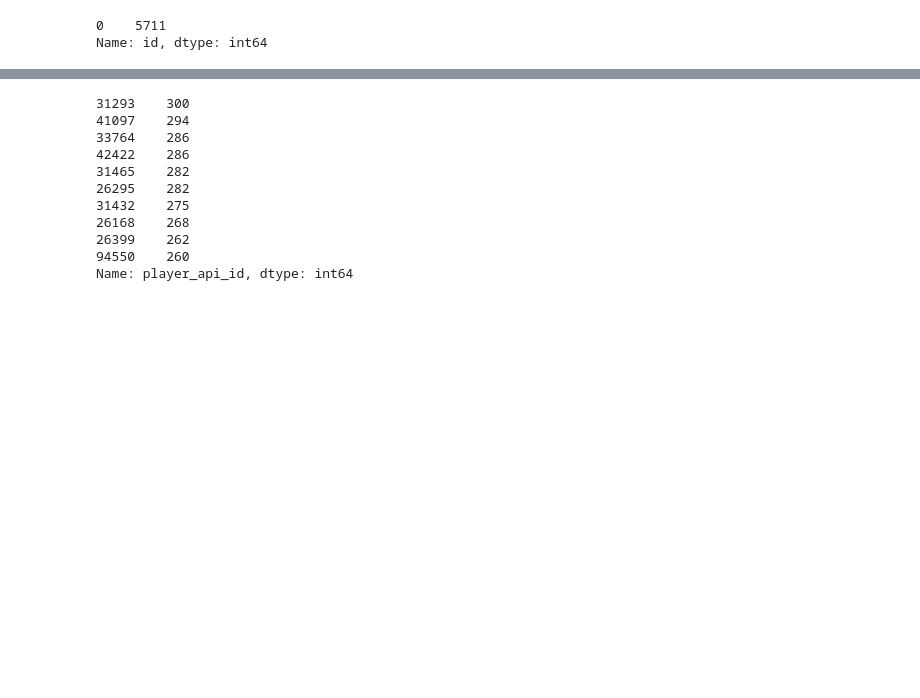
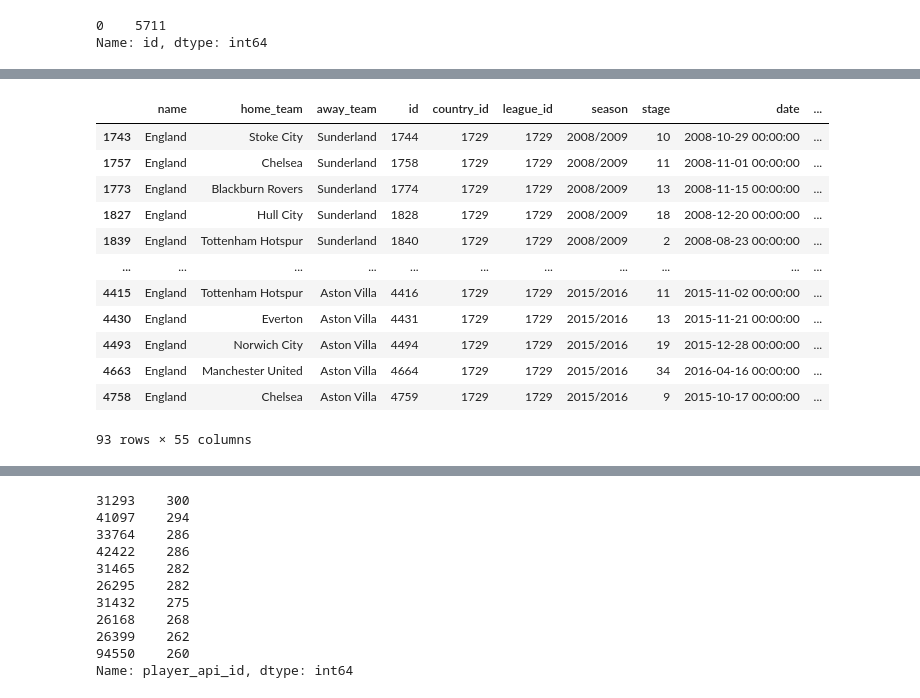
Before and after one commit to ladorabl/udacity_data_analyst_nd, a Jupyter notebook: Project2/Project2_EDA.ipynb, the cells around one changed output, grey strips where cells are left out. Saved outputs shown, nothing was run; the diff lists cells and outputs as text; code cells hidden in the pictures; blank space fills up the shorter version.

```diff
--- a/Project2/Project2_EDA.ipynb
+++ b/Project2/Project2_EDA.ipynb
@@ -667,3 +747,26 @@ generatePlayerMatchInfo()
+# %%
+home_matches = match_detail [match_detail[['home_player_1' ,'home_player_2' ,'home_player_3' ,'home_player_4' ,'home_player_5' ,'home_player_6' ,'home_player_7' ,'home_player_8' ,'home_player_9' ,'home_player_10'
+                                    ,'home_player_11']].eq(this_player_api_id).any(1)][cols]
+home_matches['player_team'] = home_matches['home_team']
+home_matches['player_home_or_away']  = 'home'
+away_matches = match_detail [match_detail[['away_player_1' ,'away_player_2' ,'away_player_3' ,'away_player_4' ,'away_player_5' ,'away_player_6' ,'away_player_7' ,'away_player_8' ,'away_player_9'
+                                           ,'away_player_10' ,'away_player_11']].eq(this_player_api_id).any(1)][cols]
+away_matches['player_team'] = away_matches['away_team']
+away_matches['player_home_or_away']  = 'away'
+# %% [output]
+|  | name | home_team | away_team | id | country_id | league_id | season | stage | date | ... |
+| 1743 | England | Stoke City | Sunderland | 1744 | 1729 | 1729 | 2008/2009 | 10 | 2008-10-29 00:00:00 | ... |
+| 1757 | England | Chelsea | Sunderland | 1758 | 1729 | 1729 | 2008/2009 | 11 | 2008-11-01 00:00:00 | ... |
+| 1773 | England | Blackburn Rovers | Sunderland | 1774 | 1729 | 1729 | 2008/2009 | 13 | 2008-11-15 00:00:00 | ... |
+| 1827 | England | Hull City | Sunderland | 1828 | 1729 | 1729 | 2008/2009 | 18 | 2008-12-20 00:00:00 | ... |
+| 1839 | England | Tottenham Hotspur | Sunderland | 1840 | 1729 | 1729 | 2008/2009 | 2 | 2008-08-23 00:00:00 | ... |
+| ... | ... | ... | ... | ... | ... | ... | ... | ... | ... | ... |
+| 4415 | England | Tottenham Hotspur | Aston Villa | 4416 | 1729 | 1729 | 2015/2016 | 11 | 2015-11-02 00:00:00 | ... |
+| 4430 | England | Everton | Aston Villa | 4431 | 1729 | 1729 | 2015/2016 | 13 | 2015-11-21 00:00:00 | ... |
+| 4493 | England | Norwich City | Aston Villa | 4494 | 1729 | 1729 | 2015/2016 | 19 | 2015-12-28 00:00:00 | ... |
+| 4663 | England | Manchester United | Aston Villa | 4664 | 1729 | 1729 | 2015/2016 | 34 | 2016-04-16 00:00:00 | ... |
+| 4758 | England | Chelsea | Aston Villa | 4759 | 1729 | 1729 | 2015/2016 | 9 | 2015-10-17 00:00:00 | ... |
+93 rows × 55 columns
 # %%
 import pandas as pd
 player_match = pd.concat(player_matches, ignore_index=True)
```
Also changed, not shown: parts of 11 cells of this notebook.
